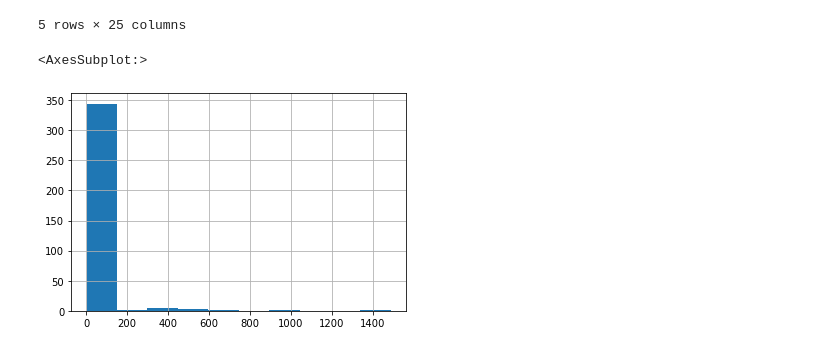
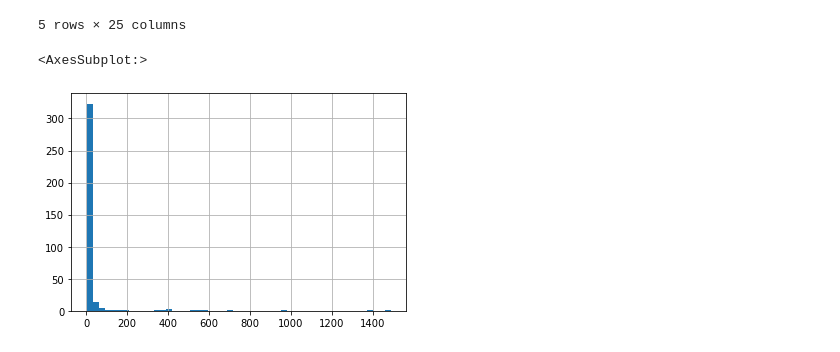
Before and after one commit to M-Outlaw/BootCamp-Mod-20-Animal_Shelter_Analysis, a Jupyter notebook: merged_akc_analysis.ipynb, the cells around one changed output. Cells and saved outputs as stored; diff of their text form; code cells hidden in the pictures.

```diff
--- a/merged_akc_analysis.ipynb
+++ b/merged_akc_analysis.ipynb
@@ -118,7 +118,7 @@ senior_count = senior_df.groupby(["Length_of_Stay"]).count()["Animal ID"]
 young_count = young_df.groupby(["Length_of_Stay"]).count()["Animal ID"]
 puppy_count = puppy_df.groupby(["Length_of_Stay"]).count()["Animal ID"]
 # %%
-adult_count.hist()
+adult_count.hist(bins=50)
 # %% [output]
 <AxesSubplot:>
-[figure, old version]
+[figure, new version]
```
Also changed, not shown: parts of 7 cells of this notebook.
